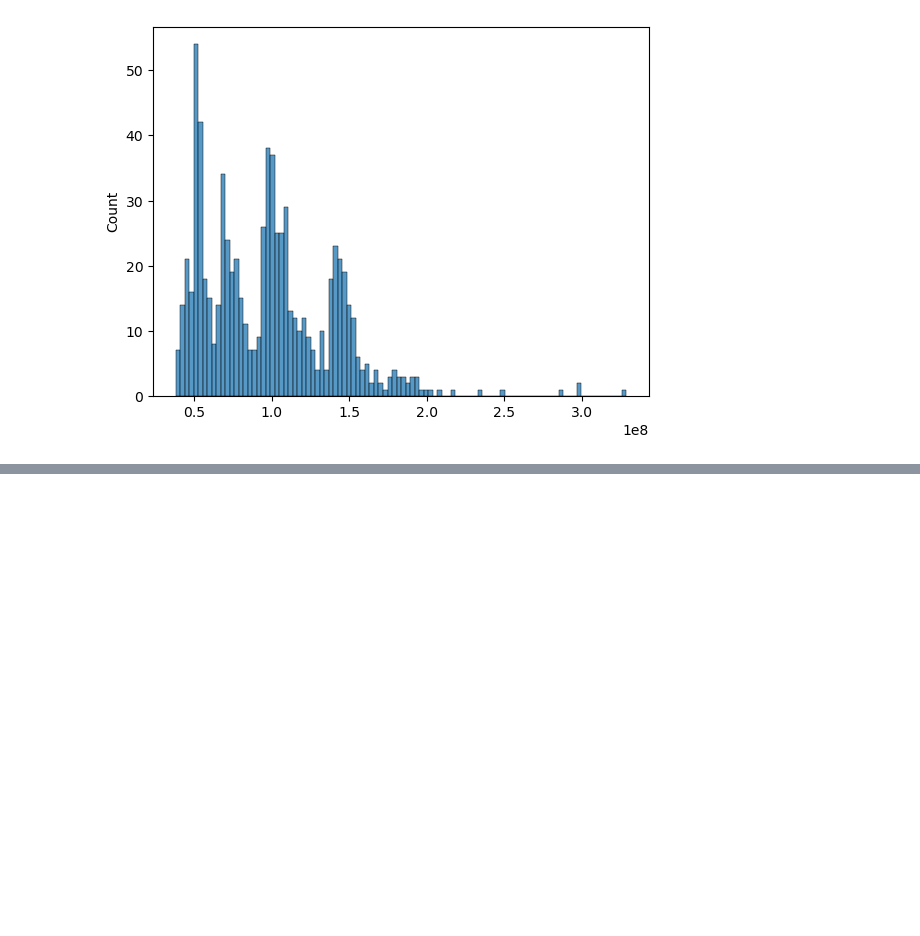
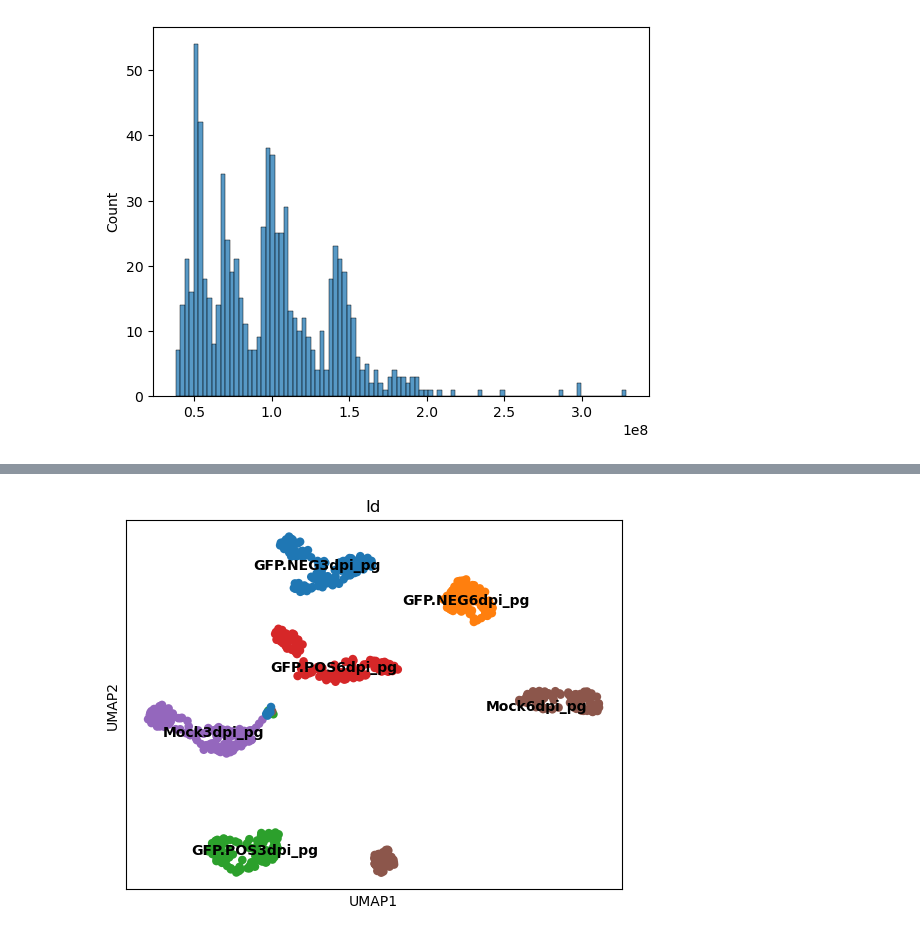
Before and after one commit to Yohan-b976/Transcriptomic-and-proteomic-sc-analysis, a Jupyter notebook: Pipeline Folder scProteomic/QC_scP.ipynb, the cells around one changed output, grey strips where cells are left out. Cells and saved outputs as stored; diff of their text form; code cells hidden in the pictures; blank space fills up the shorter version.

```diff
--- a/Pipeline Folder scProteomic/QC_scP.ipynb
+++ b/Pipeline Folder scProteomic/QC_scP.ipynb
@@ -688,0 +693,8 @@ sc.pl.umap(adata, color = 'Id')
+# %%
+sc.pl.umap(
+    adata,
+    color=['Id'],
+    legend_loc="on data",
+)
+# %% [output]
+[figure, added]
```
Also changed, not shown: parts of 38 cells of this notebook.
